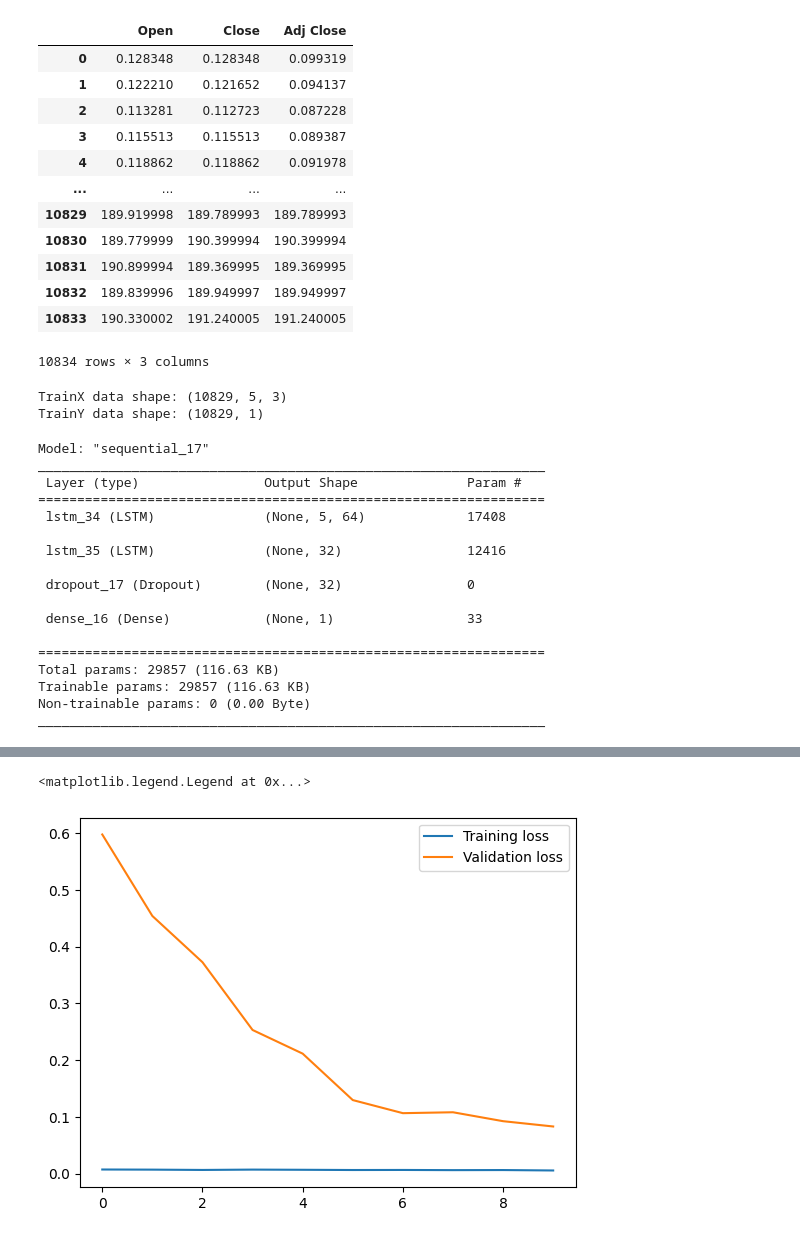
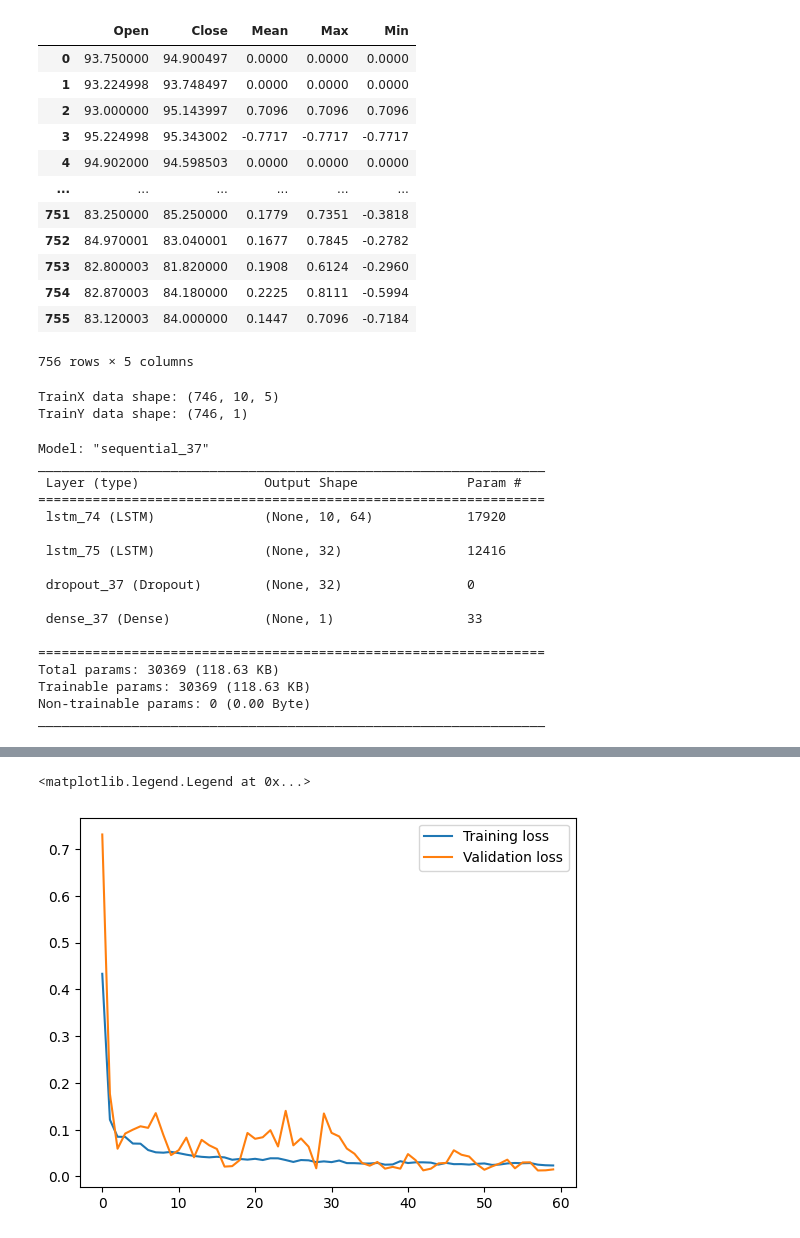
Before and after one commit to hpatel0816/LSTM-StockPred, a Jupyter notebook: stockPred.ipynb, the cells around one changed output, grey strips where cells are left out. Saved outputs shown, nothing was run; the diff lists cells and outputs as text; code cells hidden in the pictures.

```diff
--- a/stockPred.ipynb
+++ b/stockPred.ipynb
@@ -9,6 +9,6 @@ from sklearn.preprocessing import StandardScaler
 import seaborn as sns
 # %%
 # Load the csv data
-df = pd.read_csv('data/AAPL.csv')
-df.head()
+df = pd.read_csv('data/AMZN.csv')
+df.tail()
 # %% [output]
@@ -36,23 +36,23 @@ print(train_dates.tail(10))
 Name: Date, dtype: datetime64[ns]
 # %%
 # Extract the variables for training
-data_cols = df[['Open', 'Close','Adj Close']]
+data_cols = df[['Open', 'Close', 'Mean', 'Max', 'Min']]
 training_df = data_cols.astype(float)
 training_df
 # %% [output]
-|  | Open | Close | Adj Close |
-| 0 | 0.128348 | 0.128348 | 0.099319 |
-| 1 | 0.122210 | 0.121652 | 0.094137 |
-| 2 | 0.113281 | 0.112723 | 0.087228 |
-| 3 | 0.115513 | 0.115513 | 0.089387 |
-| 4 | 0.118862 | 0.118862 | 0.091978 |
-| ... | ... | ... | ... |
-| 10829 | 189.919998 | 189.789993 | 189.789993 |
-| 10830 | 189.779999 | 190.399994 | 190.399994 |
-| 10831 | 190.899994 | 189.369995 | 189.369995 |
-| 10832 | 189.839996 | 189.949997 | 189.949997 |
-| 10833 | 190.330002 | 191.240005 | 191.240005 |
+|  | Open | Close | Mean | Max | Min |
+| 0 | 93.750000 | 94.900497 | 0.0000 | 0.0000 | 0.0000 |
+| 1 | 93.224998 | 93.748497 | 0.0000 | 0.0000 | 0.0000 |
+| 2 | 93.000000 | 95.143997 | 0.7096 | 0.7096 | 0.7096 |
+| 3 | 95.224998 | 95.343002 | -0.7717 | -0.7717 | -0.7717 |
+| 4 | 94.902000 | 94.598503 | 0.0000 | 0.0000 | 0.0000 |
+| ... | ... | ... | ... | ... | ... |
+| 751 | 83.250000 | 85.250000 | 0.1779 | 0.7351 | -0.3818 |
+| 752 | 84.970001 | 83.040001 | 0.1677 | 0.7845 | -0.2782 |
+| 753 | 82.800003 | 81.820000 | 0.1908 | 0.6124 | -0.2960 |
+| 754 | 82.870003 | 84.180000 | 0.2225 | 0.8111 | -0.5994 |
+| 755 | 83.120003 | 84.000000 | 0.1447 | 0.7096 | -0.7184 |
-10834 rows × 3 columns
+756 rows × 5 columns
 # %%
 scaler = StandardScaler()
 scaler = scaler.fit(training_df)
@@ -61,7 +61,7 @@ scaled_data_df = scaler.transform(training_df)
 trainX, trainY = [], [] # Sets containing data used for prediction and the predicted values
 
 n_future = 1 # Number of days we want to predict future values
-n_past = 5 # Number of previous days we use to predict future values
+n_past = 10 # Number of previous days we use to predict future values
 
 # Transform the data into its corresponding sets for the LSTM model
 for i in range(n_past, len(scaled_data_df) - n_future +1):
@@ -73,39 +73,39 @@ trainX, trainY = np.array(trainX), np.array(trainY) # Convert to numpy arrays
 print(f"TrainX data shape: {trainX.shape}")
 print(f"TrainY data shape: {trainY.shape}")
 # %% [output]
-TrainX data shape: (10829, 5, 3)
-TrainY data shape: (10829, 1)
+TrainX data shape: (746, 10, 5)
+TrainY data shape: (746, 1)
 # %%
 # Define the Autoencoder model
 model = Sequential()
 model.add(LSTM(64, activation='relu', input_shape=(trainX.shape[1], trainX.shape[2]), return_sequences=True))
 model.add(LSTM(32, activation='relu', return_sequences=False))
-model.add(Dropout(0.3))
+model.add(Dropout(0.2))
 model.add(Dense(trainY.shape[1]))
 
-model.compile(optimizer='sgd', loss='mse')
+model.compile(optimizer='adam', loss='mse')
 model.summary()
 # %% [output]
-Model: "sequential_17"
+Model: "sequential_37"
 _________________________________________________________________
  Layer (type)                Output Shape              Param #
 =================================================================
- lstm_34 (LSTM)              (None, 5, 64)             17408
+ lstm_74 (LSTM)              (None, 10, 64)            17920
 
- lstm_35 (LSTM)              (None, 32)                12416
+ lstm_75 (LSTM)              (None, 32)                12416
 
- dropout_17 (Dropout)        (None, 32)                0
+ dropout_37 (Dropout)        (None, 32)                0
 
- dense_16 (Dense)            (None, 1)                 33
+ dense_37 (Dense)            (None, 1)                 33
 
 =================================================================
-Total params: 29857 (116.63 KB)
-Trainable params: 29857 (116.63 KB)
+Total params: 30369 (118.63 KB)
+Trainable params: 30369 (118.63 KB)
 Non-trainable params: 0 (0.00 Byte)
 _________________________________________________________________
 # %%
 # Fit the model
-history = model.fit(trainX, trainY, epochs=10, batch_size=32, validation_split=0.1, verbose=1)
+history = model.fit(trainX, trainY, epochs=60, batch_size=32, validation_split=0.1, verbose=1)
 
 plt.plot(history.history['loss'], label='Training loss')
 plt.plot(history.history['val_loss'], label='Validation loss')
@@ -134,5 +131,5 @@ Epoch 10/10
 <matplotlib.legend.Legend at 0x...>
-[figure, old version]
+[figure, new version]
 # %%
 from pandas.tseries.holiday import USFederalHolidayCalendar
 from pandas.tseries.offsets import CustomBusinessDay
```
Also changed, not shown: parts of 6 cells of this notebook, 1 other file.
